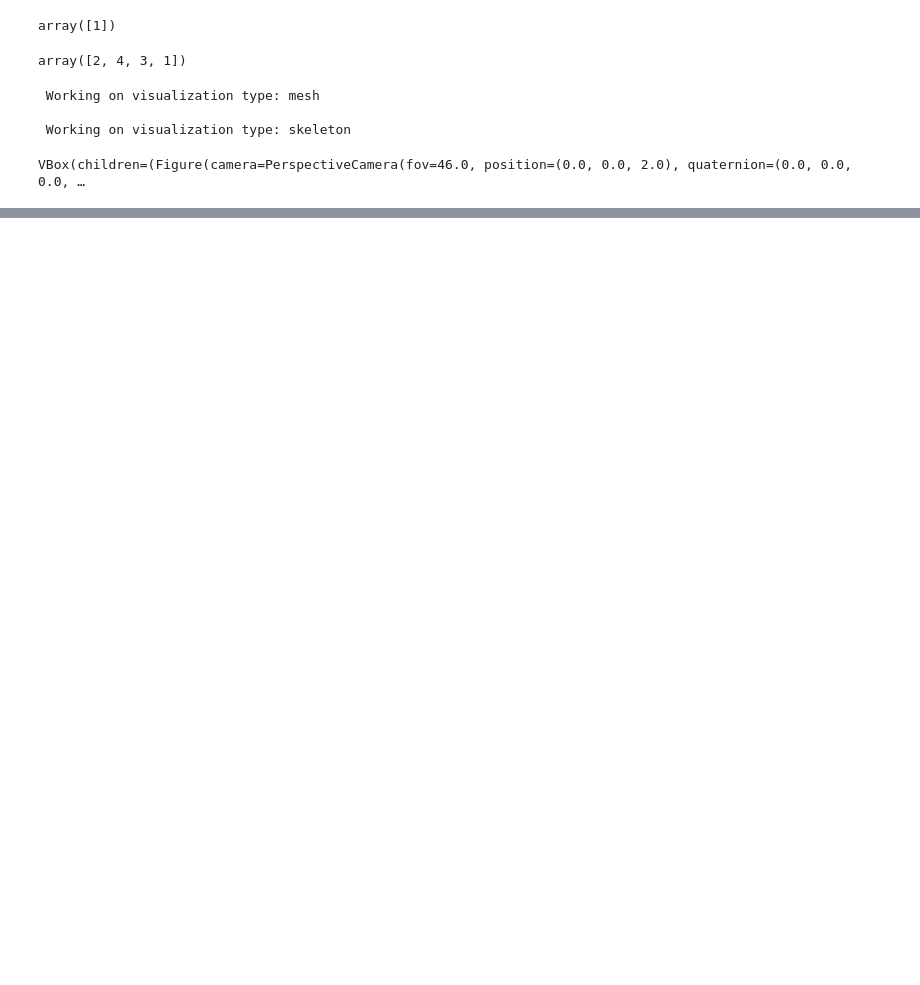
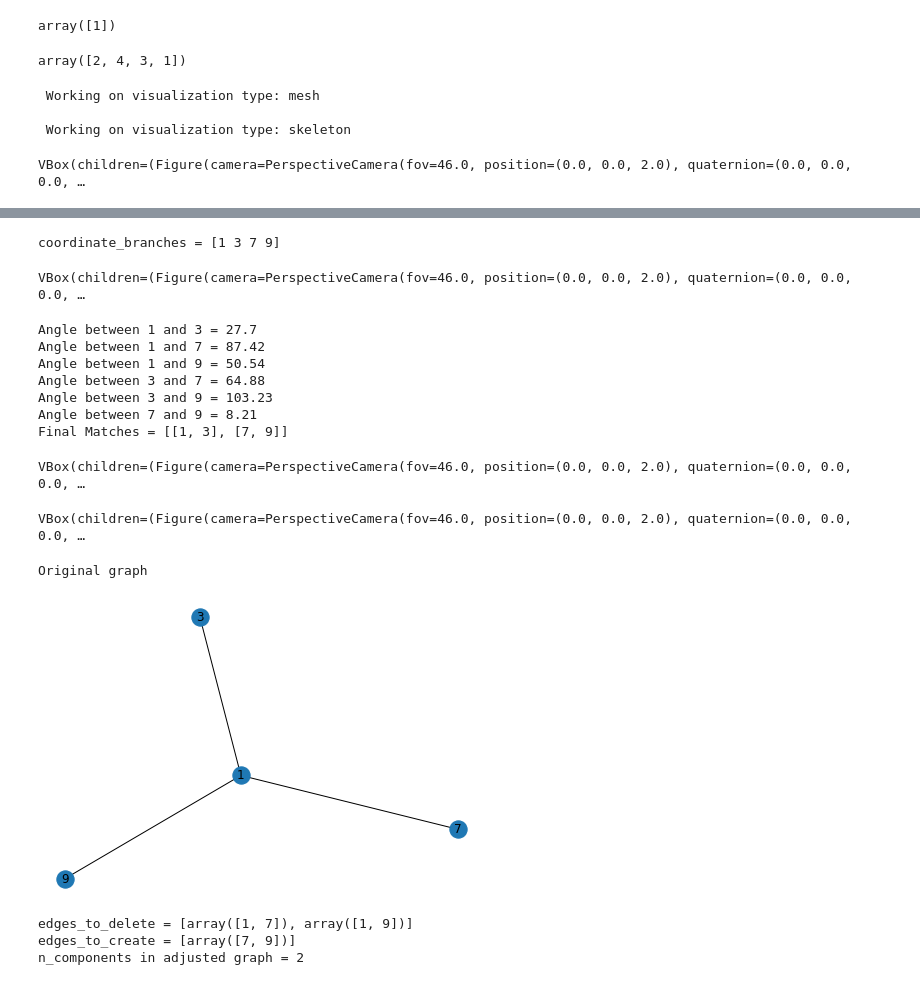
Before and after one commit to celiibrendan/neuron_mesh_tools, a Jupyter notebook: Auto_Proofreading/Soma_Splitting/Column_Soma_Splitting_Vp1_old_decomp.ipynb, the cells around one changed output, grey strips where cells are left out. Cells and saved outputs as stored; diff of their text form; code cells hidden in the pictures; blank space fills up the shorter version.

```diff
--- a/Auto_Proofreading/Soma_Splitting/Column_Soma_Splitting_Vp1_old_decomp.ipynb
+++ b/Auto_Proofreading/Soma_Splitting/Column_Soma_Splitting_Vp1_old_decomp.ipynb
@@ -260,0 +530,4 @@ error_edges_double_back
+# %%
+path_divergent_points = [sk.find_branch_endpoints(curr_limb[k].skeleton) for k in curr_path_to_cut]
+endpoint_coordinates = np.unique(np.concatenate(path_divergent_points),axis=0)
+endpoint_coordinates
@@ -260,0 +540,5 @@ error_edges_double_back
+# %%
+limb_sk_gr = sk.convert_skeleton_to_graph(curr_limb.skeleton)
+endpoint_degrees = xu.get_coordinate_degree(limb_sk_gr,endpoint_coordinates)
+high_degree_endpoint_coordinates = endpoint_coordinates[endpoint_degrees>=4]
+high_degree_endpoint_coordinates
@@ -284,0 +581,31 @@ VBox(children=(Figure(camera=PerspectiveCamera(fov=46.0, position=(0.0, 0.0, 2.0
+# %%
+curr_high_degree_coord = high_degree_endpoint_coordinates[0]
+import error_detection as ed
+import neuron_statistics as n_st
+n_st = reload(n_st)
+ed = reload(ed)
+nru = reload(nru)
+
+edges_to_delete,edges_to_create,new_limb_graph = ed.resolving_crossovers(copy.deepcopy(curr_limb),
+                        coordinate = curr_high_degree_coord,
+                        return_subgraph=True,
+                        plot_intermediates=True,
+                                        offset=2000,
+                       )
+# %% [output]
+coordinate_branches = [1 3 7 9]
+VBox(children=(Figure(camera=PerspectiveCamera(fov=46.0, position=(0.0, 0.0, 2.0), quaternion=(0.0, 0.0, 0.0, …
+Angle between 1 and 3 = 27.7
+Angle between 1 and 7 = 87.42
+Angle between 1 and 9 = 50.54
+Angle between 3 and 7 = 64.88
+Angle between 3 and 9 = 103.23
+Angle between 7 and 9 = 8.21
+Final Matches = [[1, 3], [7, 9]]
+VBox(children=(Figure(camera=PerspectiveCamera(fov=46.0, position=(0.0, 0.0, 2.0), quaternion=(0.0, 0.0, 0.0, …
+VBox(children=(Figure(camera=PerspectiveCamera(fov=46.0, position=(0.0, 0.0, 2.0), quaternion=(0.0, 0.0, 0.0, …
+Original graph
+[figure, added]
+edges_to_delete = [array([1, 7]), array([1, 9])]
+edges_to_create = [array([7, 9])]
+n_components in adjusted graph = 2
```
Also changed, not shown: parts of 22 cells of this notebook, 9 other files.
